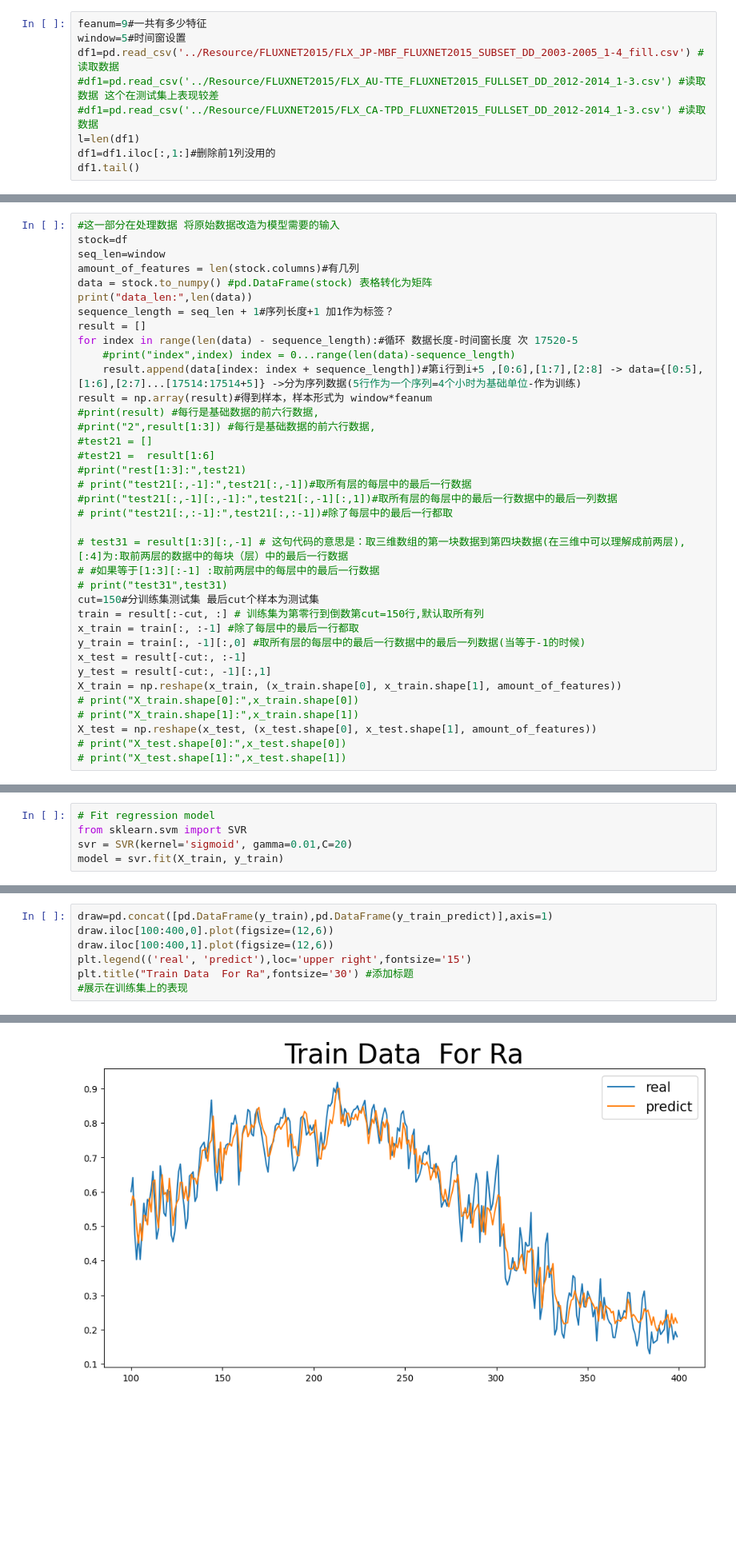
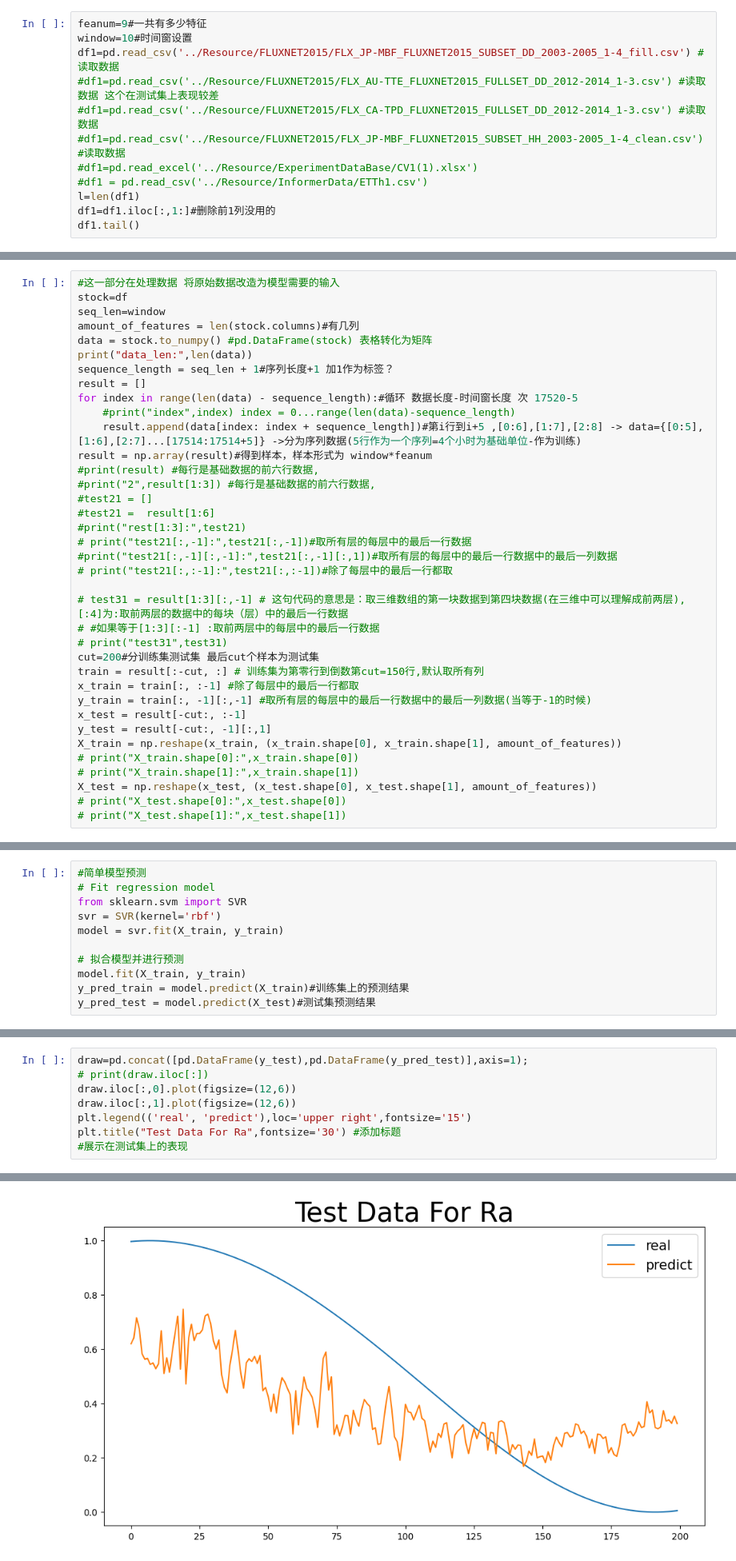
Before and after one commit to AnleHrc/MultiplyUseForMLD, a Jupyter notebook: PaperRelative/SVM/SVM_Regression.ipynb, the cells around one changed output, grey strips where cells are left out. Shown at 80% size. Saved outputs shown, nothing was run; the diff lists cells and outputs as text; blank space fills up the shorter version.

```diff
--- a/PaperRelative/SVM/SVM_Regression.ipynb
+++ b/PaperRelative/SVM/SVM_Regression.ipynb
@@ -8,10 +8,13 @@ from math import sqrt
 #倒入一些必要的库
 # %%
 feanum=9#一共有多少特征
-window=5#时间窗设置
+window=10#时间窗设置
 df1=pd.read_csv('../Resource/FLUXNET2015/FLX_JP-MBF_FLUXNET2015_SUBSET_DD_2003-2005_1-4_fill.csv') #读取数据
 #df1=pd.read_csv('../Resource/FLUXNET2015/FLX_AU-TTE_FLUXNET2015_FULLSET_DD_2012-2014_1-3.csv') #读取数据 这个在测试集上表现较差
 #df1=pd.read_csv('../Resource/FLUXNET2015/FLX_CA-TPD_FLUXNET2015_FULLSET_DD_2012-2014_1-3.csv') #读取数据
+#df1=pd.read_csv('../Resource/FLUXNET2015/FLX_JP-MBF_FLUXNET2015_SUBSET_HH_2003-2005_1-4_clean.csv') #读取数据
+#df1=pd.read_excel('../Resource/ExperimentDataBase/CV1(1).xlsx')
+#df1 = pd.read_csv('../Resource/InformerData/ETTh1.csv')
 l=len(df1)
 df1=df1.iloc[:,1:]#删除前1列没用的
 df1.tail()
@@ -64,10 +75,10 @@ result = np.array(result)#得到样本，样本形式为 window*feanum
 # test31 = result[1:3][:,-1] # 这句代码的意思是：取三维数组的第一块数据到第四块数据(在三维中可以理解成前两层),[:4]为:取前两层的数据中的每块（层）中的最后一行数据
 # #如果等于[1:3][:-1] :取前两层中的每层中的最后一行数据
 # print("test31",test31)
-cut=150#分训练集测试集 最后cut个样本为测试集
+cut=200#分训练集测试集 最后cut个样本为测试集
 train = result[:-cut, :] # 训练集为第零行到倒数第cut=150行,默认取所有列
 x_train = train[:, :-1] #除了每层中的最后一行都取
-y_train = train[:, -1][:,0] #取所有层的每层中的最后一行数据中的最后一列数据(当等于-1的时候)
+y_train = train[:, -1][:,-1] #取所有层的每层中的最后一行数据中的最后一列数据(当等于-1的时候)
 x_test = result[-cut:, :-1]
 y_test = result[-cut:, -1][:,1]
 X_train = np.reshape(x_train, (x_train.shape[0], x_train.shape[1], amount_of_features))
@@ -160,7 +236,13 @@ print(y_train)
 # %%
+#简单模型预测
 # Fit regression model
 from sklearn.svm import SVR
-svr = SVR(kernel='sigmoid', gamma=0.01,C=20)
+svr = SVR(kernel='rbf')
 model = svr.fit(X_train, y_train)
+
+# 拟合模型并进行预测
+model.fit(X_train, y_train)
+y_pred_train = model.predict(X_train)#训练集上的预测结果
+y_pred_test = model.predict(X_test)#测试集预测结果
 # %%
 #在训练集上的拟合结果
@@ -188,8 +269,9 @@ print(y_train_predict)
 # %%
-draw=pd.concat([pd.DataFrame(y_train),pd.DataFrame(y_train_predict)],axis=1)
-draw.iloc[100:400,0].plot(figsize=(12,6))
-draw.iloc[100:400,1].plot(figsize=(12,6))
+draw=pd.concat([pd.DataFrame(y_test),pd.DataFrame(y_pred_test)],axis=1);
+# print(draw.iloc[:])
+draw.iloc[:,0].plot(figsize=(12,6))
+draw.iloc[:,1].plot(figsize=(12,6))
 plt.legend(('real', 'predict'),loc='upper right',fontsize='15')
-plt.title("Train Data  For Ra",fontsize='30') #添加标题
-#展示在训练集上的表现
+plt.title("Test Data For Ra",fontsize='30') #添加标题
+#展示在测试集上的表现
 # %% [output]
@@ -197 +279 @@ Text(0.5, 1.0, 'Train Data  For Ra')
-[figure, old version]
+[figure, new version]
```
Also changed, not shown: parts of 22 cells of this notebook, 3 other files.
